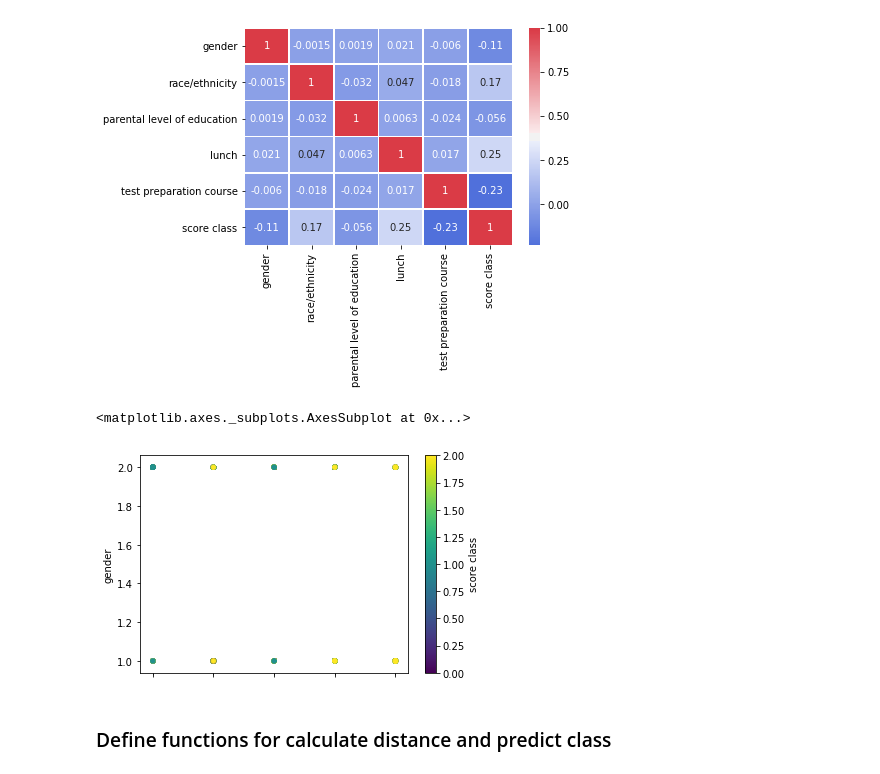
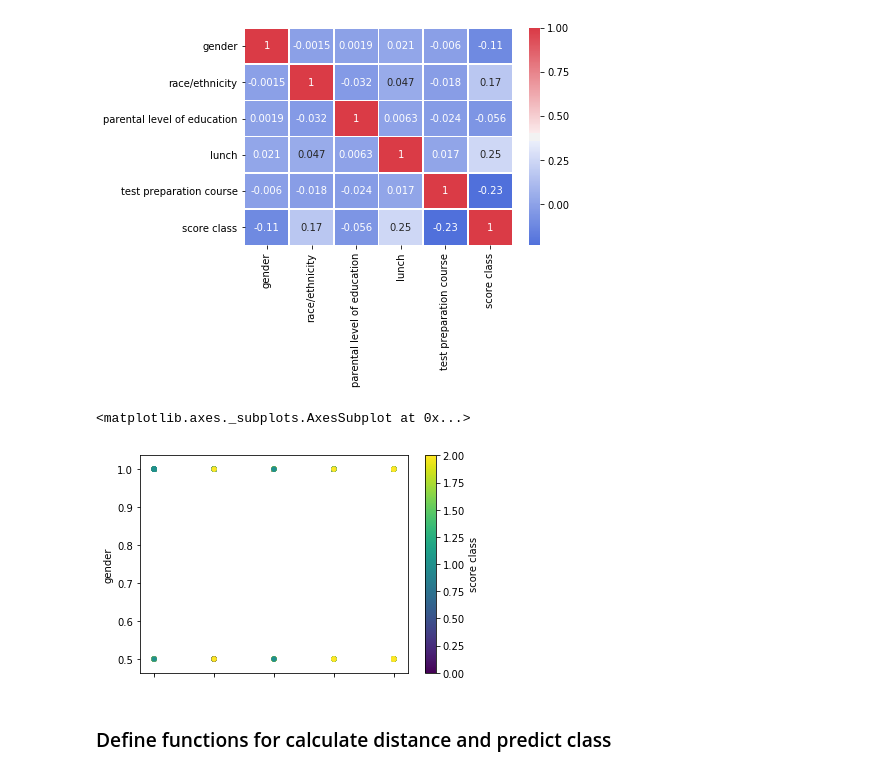
Before and after one commit to luiseduardogfranca/students-perfomance, a Jupyter notebook: Notebook (Classification) - Python3.ipynb, the cells around one changed output. Saved outputs shown, nothing was run; the diff lists cells and outputs as text; code cells hidden in the pictures.

```diff
--- a/Notebook (Classification) - Python3.ipynb
+++ b/Notebook (Classification) - Python3.ipynb
@@ -21,3 +19,5 @@ with open("StudentsPerformance.csv", "r") as csv:
+# %%
+df = pd.read_csv("StudentsPerformance.csv")
 # %%
 df.head(10)
 # %% [output]
@@ -135,0 +148,3 @@ df.head()
+# %%
+df_rescaled = df.drop('score class', axis=1).apply(lambda col: col / col.max())
+df_rescaled['score class'] = df['score class']
@@ -139,9 +168,9 @@ sns.heatmap(df.corr(), cmap=cmap, linewidths=.5, annot=True)
 <matplotlib.axes._subplots.AxesSubplot at 0x...>
 [figure]
 # %%
-df.plot.scatter(x='race/ethnicity', y='gender', c='score class', colormap='viridis')
+df_rescaled.plot.scatter(x='race/ethnicity', y='gender', c='score class', colormap='viridis')
 # %% [output]
 <matplotlib.axes._subplots.AxesSubplot at 0x...>
-[figure, old version]
+[figure, new version]
 # %% [markdown]
 ### Define functions for calculate distance and predict class
```
Also changed, not shown: parts of 20 cells of this notebook, 1 other file.
